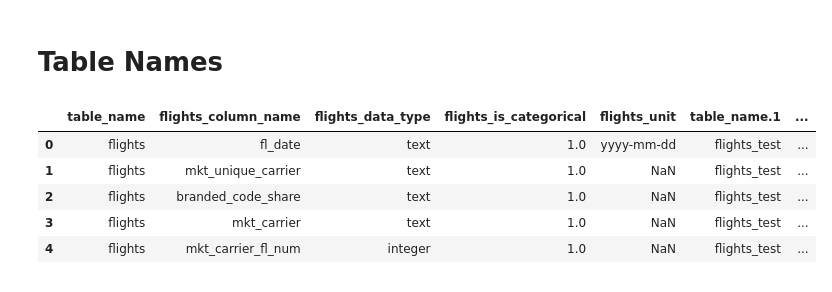
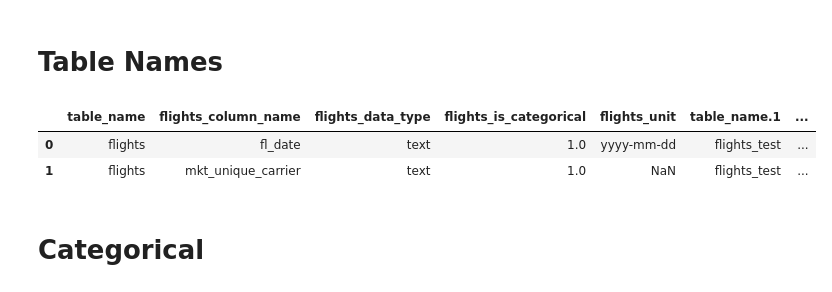
Before and after one commit to Mkyleran/mid-term-project-I, a Jupyter notebook: src/descriptive_statistics.ipynb, the cells around one changed output. Drawn from its saved outputs; the diff is of its cells as text; code cells hidden in the pictures.

```diff
--- a/src/descriptive_statistics.ipynb
+++ b/src/descriptive_statistics.ipynb
@@ -55,11 +55,10 @@ def db_schema_to_csv(csv_path: 'str | None' = None):
     return None
 # %%
 schema_df = pd.read_csv('../data/table_data_types.csv')
-schema_df.head()
+schema_df.head(2)
 # %% [output]
 |  | table_name | flights_column_name | flights_data_type | flights_is_categorical | flights_unit | table_name.1 | ... |
 | 0 | flights | fl_date | text | 1.0 | yyyy-mm-dd | flights_test | ... |
 | 1 | flights | mkt_unique_carrier | text | 1.0 | NaN | flights_test | ... |
-| 2 | flights | branded_code_share | text | 1.0 | NaN | flights_test | ... |
-| 3 | flights | mkt_carrier | text | 1.0 | NaN | flights_test | ... |
-| 4 | flights | mkt_carrier_fl_num | integer | 1.0 | NaN | flights_test | ... |
+# %% [markdown]
+# Categorical
```
Also changed, not shown: parts of 16 cells of this notebook.
